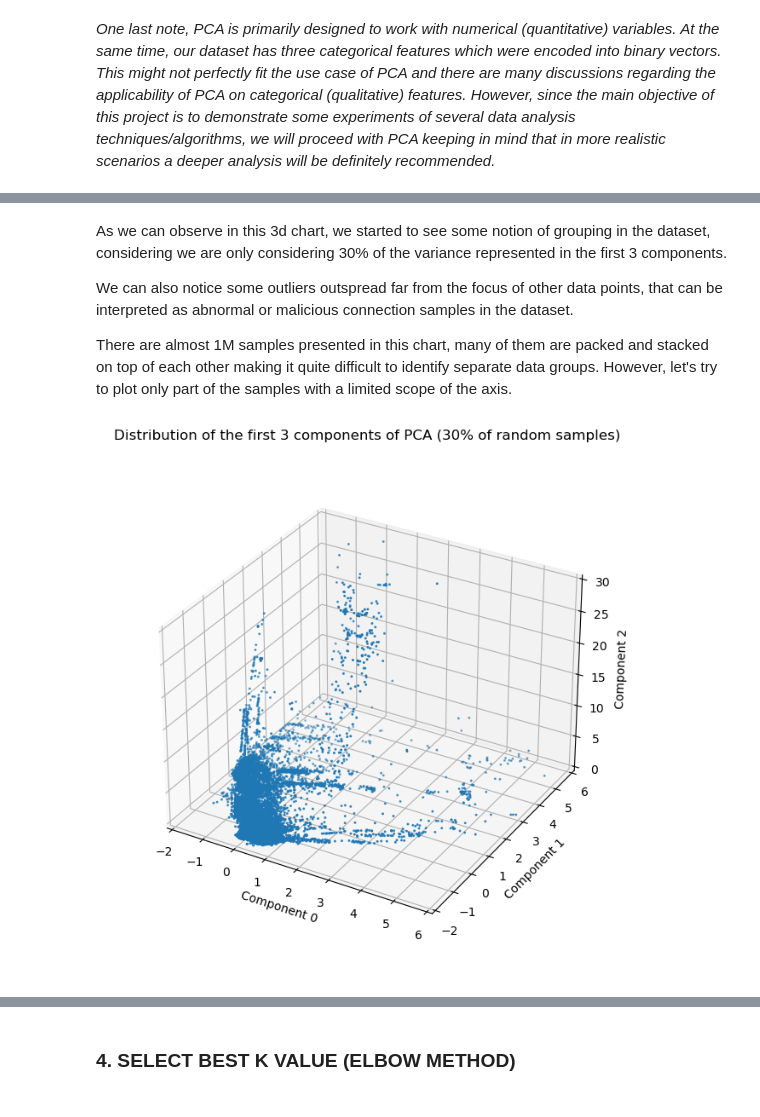
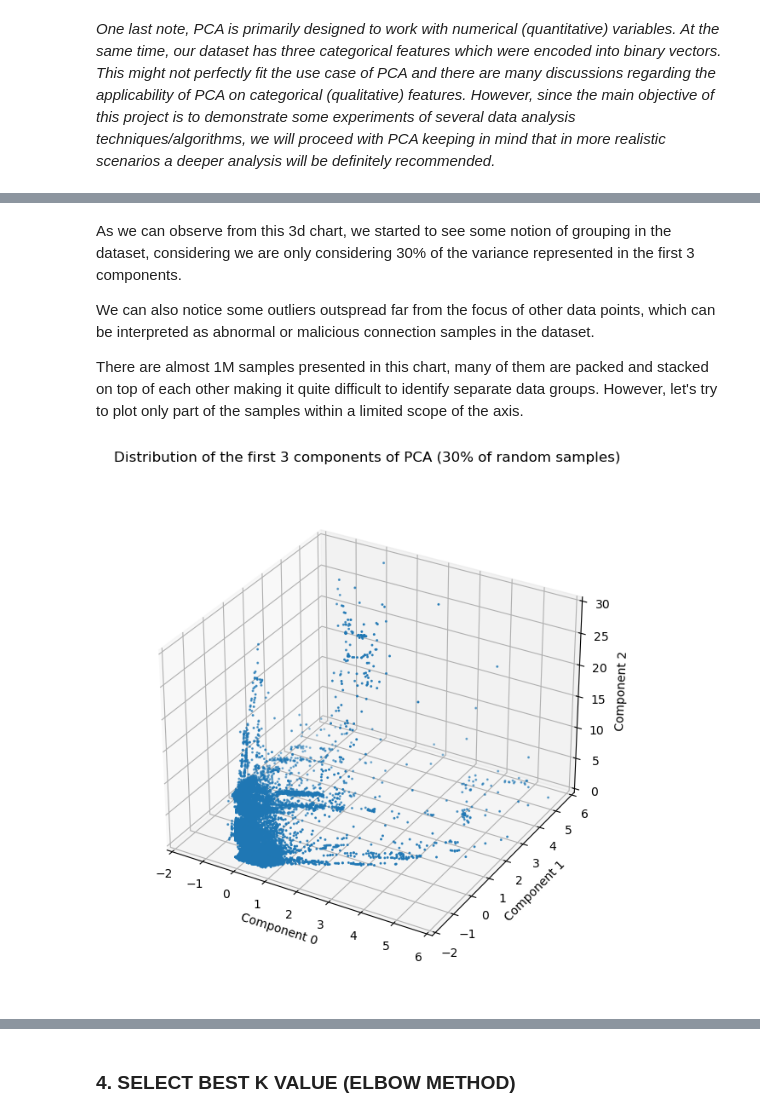
Before and after one commit to sinanw/ml-clustering-intrusion-detection, a Jupyter notebook: notebooks/3-data-analysis.ipynb, the cells around one changed output, grey strips where cells are left out. Cells and saved outputs as stored; diff of their text form; code cells hidden in the pictures.

```diff
--- a/notebooks/3-data-analysis.ipynb
+++ b/notebooks/3-data-analysis.ipynb
@@ -116,12 +122,12 @@ plt.show()
 # %% [markdown]
-As we can observe in this 3d chart, we started to see some notion of grouping in the dataset, considering we are only considering 30% of the variance represented in the first 3 components.
+As we can observe from this 3d chart, we started to see some notion of grouping in the dataset, considering we are only considering 30% of the variance represented in the first 3 components.
 
-We can also notice some outliers outspread far from the focus of other data points, that can be interpreted as abnormal or malicious connection samples in the dataset.
+We can also notice some outliers outspread far from the focus of other data points, which can be interpreted as abnormal or malicious connection samples in the dataset.
 
-There are almost 1M samples presented in this chart, many of them are packed and stacked on top of each other making it quite difficult to identify separate data groups. However, let's try to plot only part of the samples with a limited scope of the axis.
+There are almost 1M samples presented in this chart, many of them are packed and stacked on top of each other making it quite difficult to identify separate data groups. However, let's try to plot only part of the samples within a limited scope of the axis.
 # %%
 # Randomly sample a fraction of the data
-sample_fraction = 0.3
+sample_fraction = 0.25
 data_pca_all_sampled = data_pca_all.sample(frac=sample_fraction)
 
 # Define limits for the plot
@@ -132,32 +138,33 @@ z_limit = [0, 30]
 # Filter data based on limits
 data_pca_all_filtered = data_pca_all_sampled[
     (data_pca_all_sampled['pca0'] >= x_limit[0]) & (data_pca_all_sampled['pca0'] <= x_limit[1]) &
     (data_pca_all_sampled['pca1'] >= y_limit[0]) & (data_pca_all_sampled['pca1'] <= y_limit[1]) &
     (data_pca_all_sampled['pca2'] >= z_limit[0]) & (data_pca_all_sampled['pca2'] <= z_limit[1])
 ]
 
 # Create a 3D scatter plot
 fig = plt.figure(figsize = (8, 8))
 ax = plt.axes(projection ="3d")
 
 # Scatter plot with filtered data
 ax.scatter3D(data_pca_all_filtered["pca0"], data_pca_all_filtered["pca1"], data_pca_all_filtered["pca2"], marker='.', s=5)
 
 # Set title for the plot
 plt.title("Distribution of the first 3 components of PCA (30% of random samples)")
 
 # Set labels for axes
 ax.set_xlabel("Component 0")
 ax.set_ylabel("Component 1")
 ax.set_zlabel("Component 2")
 
 # Set limits for the plot
 ax.set_xlim(x_limit)
 ax.set_ylim(y_limit)
 ax.set_zlim(z_limit)
 
+# Show the plot
 ax.set_box_aspect(aspect=None, zoom=.9)
 plt.show()
 # %% [output]
-[figure, old version]
+[figure, new version]
 # %% [markdown]
```
Also changed, not shown: parts of 26 cells of this notebook.
